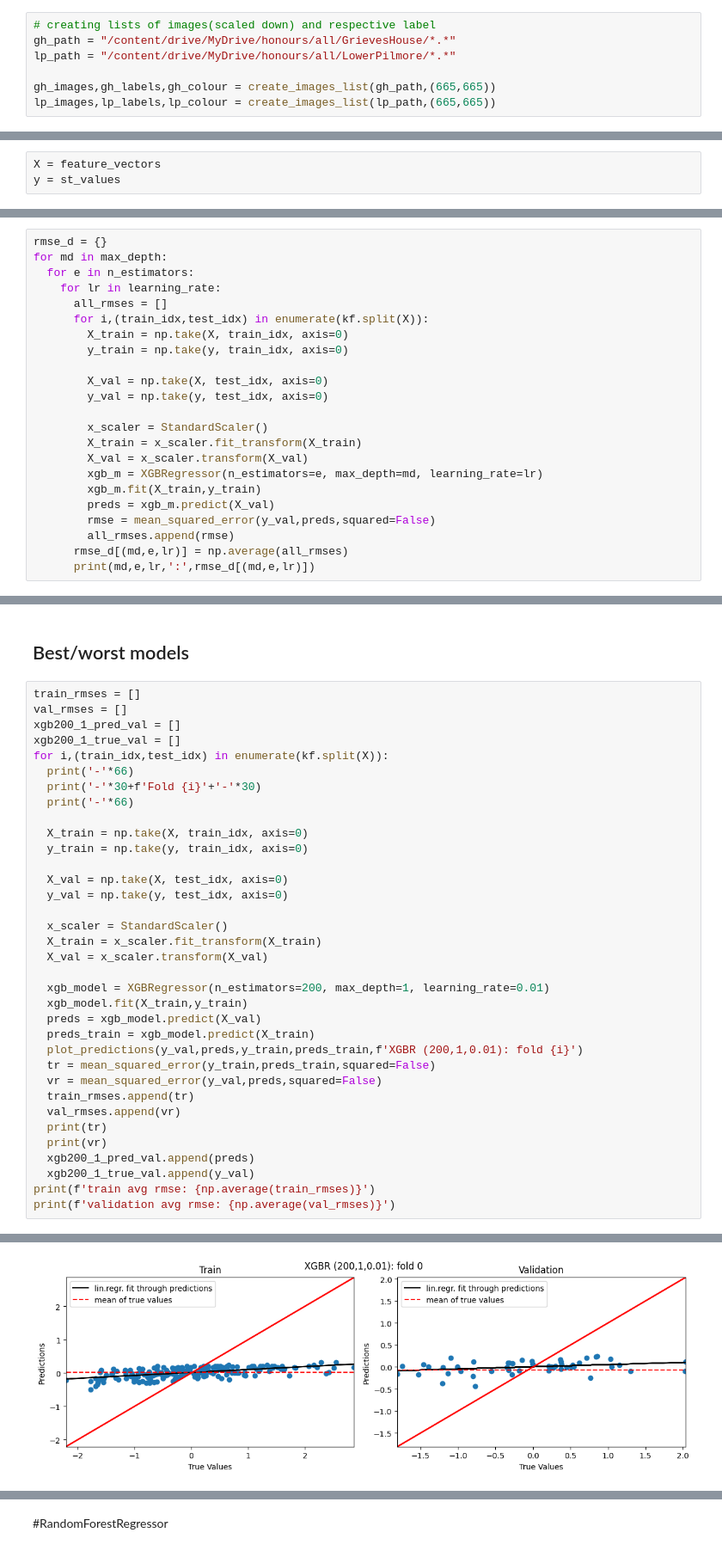
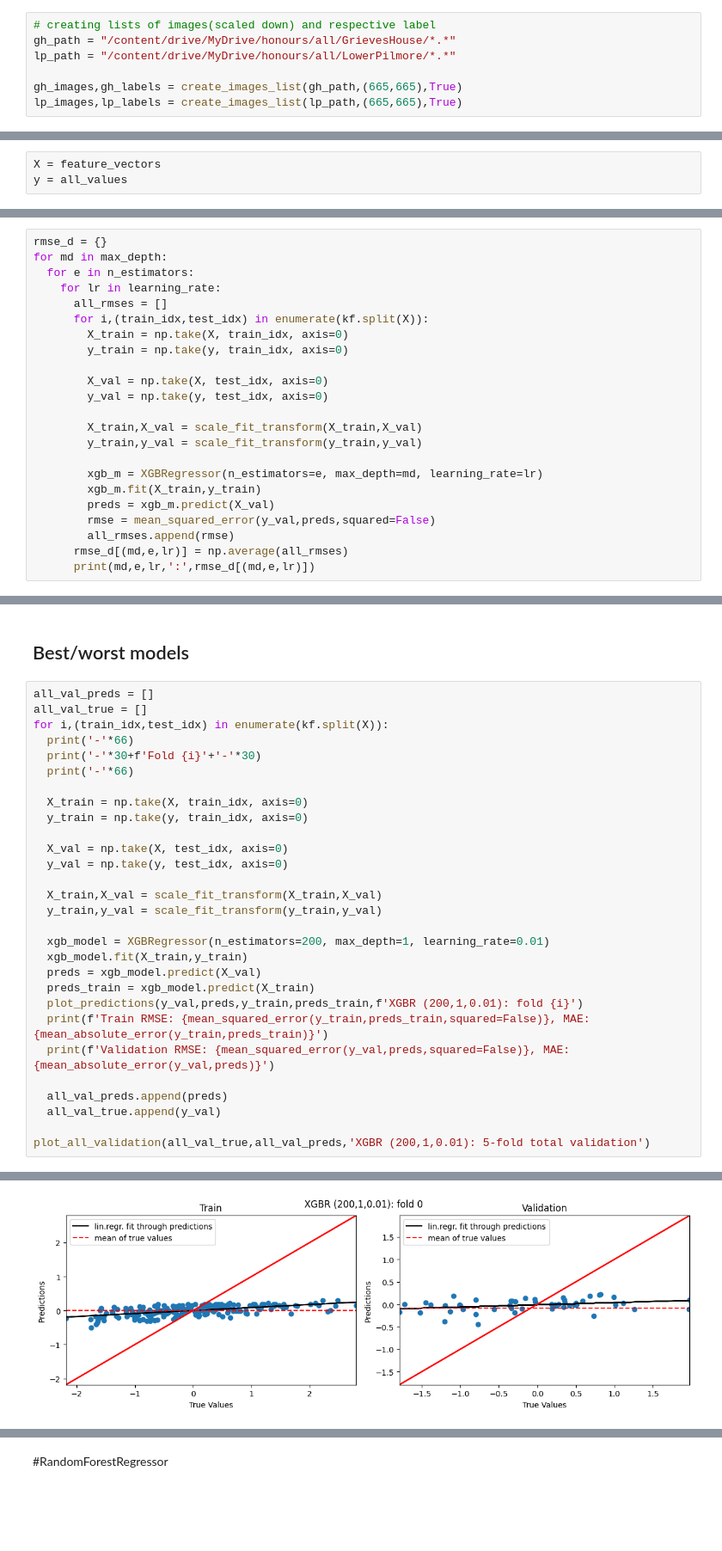
Before and after one commit to monberin/soil_analysis, a Jupyter notebook: D1_feature_extraction.ipynb, the cells around one changed output, grey strips where cells are left out. Shown at 86% size. Cells and saved outputs as stored; diff of their text form; blank space fills up the shorter version.

```diff
--- a/D1_feature_extraction.ipynb
+++ b/D1_feature_extraction.ipynb
@@ -49,8 +42,8 @@ gh_df.head()
 gh_path = "/content/drive/MyDrive/honours/all/GrievesHouse/*.*"
 lp_path = "/content/drive/MyDrive/honours/all/LowerPilmore/*.*"
 
-gh_images,gh_labels,gh_colour = create_images_list(gh_path,(665,665))
-lp_images,lp_labels,lp_colour = create_images_list(lp_path,(665,665))
+gh_images,gh_labels = create_images_list(gh_path,(665,665),True)
+lp_images,lp_labels = create_images_list(lp_path,(665,665),True)
 # %%
 # CSV file naming differs from file naming - cleaning up:
 gh_values = extract_gh_values(gh_labels,gh_df)
@@ -98,7 +93,7 @@ for curr_img in all_images:
   feature_vectors.append(vec)
 # %%
 X = feature_vectors
-y = st_values
+y = all_values
 # %%
 from sklearn.model_selection import KFold
 from xgboost import XGBRegressor
@@ -128,9 +123,9 @@ for md in max_depth:
         X_val = np.take(X, test_idx, axis=0)
         y_val = np.take(y, test_idx, axis=0)
 
-        x_scaler = StandardScaler()
-        X_train = x_scaler.fit_transform(X_train)
-        X_val = x_scaler.transform(X_val)
+        X_train,X_val = scale_fit_transform(X_train,X_val)
+        y_train,y_val = scale_fit_transform(y_train,y_val)
+
         xgb_m = XGBRegressor(n_estimators=e, max_depth=md, learning_rate=lr)
         xgb_m.fit(X_train,y_train)
         preds = xgb_m.predict(X_val)
@@ -181,42 +176,36 @@ dict(sorted(rmse_d.items(), key=lambda item: item[1]))
 # %% [markdown]
 ## Best/worst models
 # %%
-train_rmses = []
-val_rmses = []
-xgb200_1_pred_val = []
-xgb200_1_true_val = []
+all_val_preds = []
+all_val_true = []
 for i,(train_idx,test_idx) in enumerate(kf.split(X)):
   print('-'*66)
   print('-'*30+f'Fold {i}'+'-'*30)
   print('-'*66)
 
   X_train = np.take(X, train_idx, axis=0)
   y_train = np.take(y, train_idx, axis=0)
 
   X_val = np.take(X, test_idx, axis=0)
   y_val = np.take(y, test_idx, axis=0)
 
-  x_scaler = StandardScaler()
-  X_train = x_scaler.fit_transform(X_train)
-  X_val = x_scaler.transform(X_val)
+  X_train,X_val = scale_fit_transform(X_train,X_val)
+  y_train,y_val = scale_fit_transform(y_train,y_val)
 
   xgb_model = XGBRegressor(n_estimators=200, max_depth=1, learning_rate=0.01)
   xgb_model.fit(X_train,y_train)
   preds = xgb_model.predict(X_val)
   preds_train = xgb_model.predict(X_train)
   plot_predictions(y_val,preds,y_train,preds_train,f'XGBR (200,1,0.01): fold {i}')
-  tr = mean_squared_error(y_train,preds_train,squared=False)
-  vr = mean_squared_error(y_val,preds,squared=False)
-  train_rmses.append(tr)
-  val_rmses.append(vr)
-  print(tr)
-  print(vr)
-  xgb200_1_pred_val.append(preds)
-  xgb200_1_true_val.append(y_val)
-print(f'train avg rmse: {np.average(train_rmses)}')
-print(f'validation avg rmse: {np.average(val_rmses)}')
+  print(f'Train RMSE: {mean_squared_error(y_train,preds_train,squared=False)}, MAE: {mean_absolute_error(y_train,preds_train)}')
+  print(f'Validation RMSE: {mean_squared_error(y_val,preds,squared=False)}, MAE: {mean_absolute_error(y_val,preds)}')
+
+  all_val_preds.append(preds)
+  all_val_true.append(y_val)
+
+plot_all_validation(all_val_true,all_val_preds,'XGBR (200,1,0.01): 5-fold total validation')
 # %% [output]
 ------------------------------------------------------------------
 ------------------------------Fold 0------------------------------
 ------------------------------------------------------------------
-[figure, old version]
+[figure, new version]
```
Also changed, not shown: parts of 24 cells of this notebook, 5 other files.
